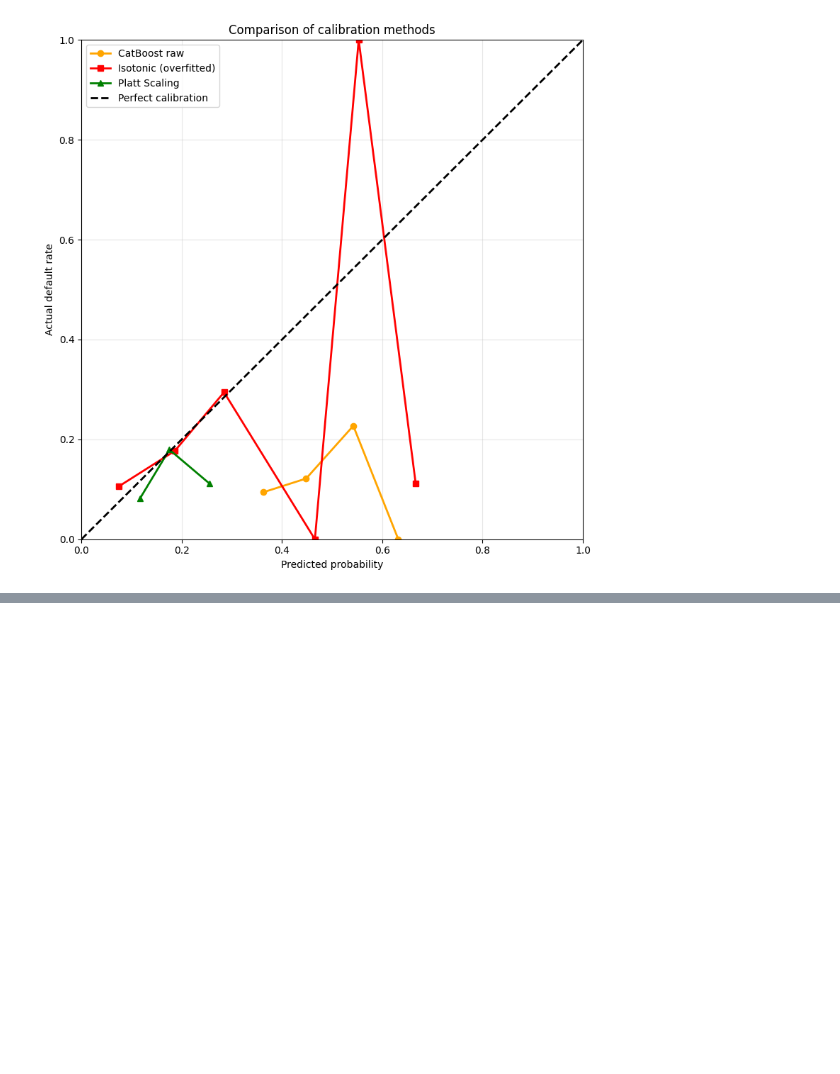
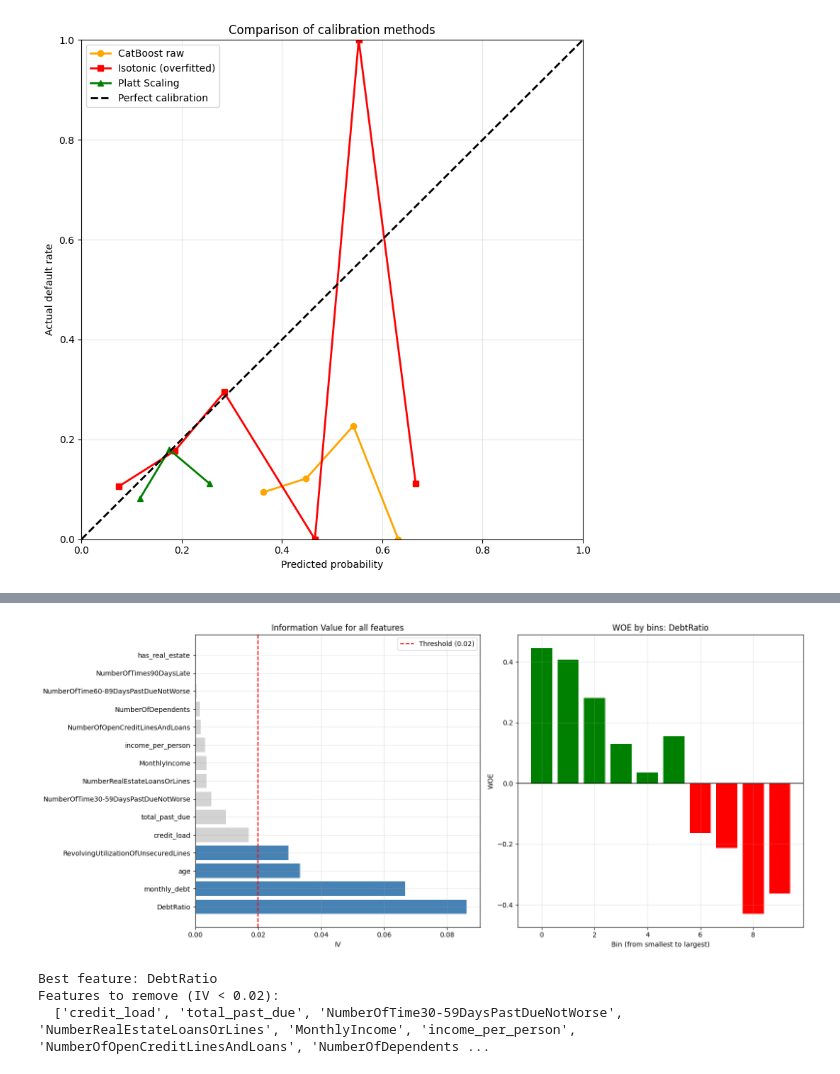
Before and after one commit to aspho-di/Credit-Scoring, a Jupyter notebook: notebooks/01_eda.ipynb, the cells around one changed output, grey strips where cells are left out. Drawn from its saved outputs; the diff is of its cells as text; code cells hidden in the pictures; blank space fills up the shorter version.

```diff
--- a/notebooks/01_eda.ipynb
+++ b/notebooks/01_eda.ipynb
@@ -1494,0 +1614,48 @@ Model                                  ROC-AUC
+# %%
+fig, axes = plt.subplots(1, 2, figsize=(16, 7))
+
+# Plot 1: IV for all features
+colors = []
+for iv in iv_df['IV']:
+    if iv < 0.02:   colors.append('lightgray')
+    elif iv < 0.1:  colors.append('steelblue')
+    elif iv < 0.2:  colors.append('green')
+    elif iv < 0.5:  colors.append('orange')
+    else:           colors.append('red')
+
+axes[0].barh(iv_df['feature'], iv_df['IV'], color=colors)
+axes[0].axvline(x=0.02, color='red', linestyle='--',
+                label='Threshold (0.02)')
+axes[0].set_title('Information Value for all features')
+axes[0].set_xlabel('IV')
+axes[0].legend()
+axes[0].grid(True, alpha=0.3)
+
+# Plot 2: WOE for best feature
+best_feature = iv_df.iloc[0]['feature']
+stats_best, _ = calculate_woe_iv(
+    df_featured, best_feature, 'SeriousDlqin2yrs'
+)
+
+axes[1].bar(range(len(stats_best)),
+            stats_best['woe'].values,
+            color=['green' if w > 0 else 'red'
+                   for w in stats_best['woe'].values])
+axes[1].axhline(y=0, color='black', linewidth=1)
+axes[1].set_title(f'WOE by bins: {best_feature}')
+axes[1].set_xlabel('Bin (from smallest to largest)')
+axes[1].set_ylabel('WOE')
+axes[1].grid(True, alpha=0.3)
+
+plt.tight_layout()
+plt.show()
+
+print(f"\nBest feature: {best_feature}")
+print(f"Features to remove (IV < 0.02):")
+weak = iv_df[iv_df['IV'] < 0.02]['feature'].tolist()
+print(f"  {weak}")
+# %% [output]
+[figure, added]
+Best feature: DebtRatio
+Features to remove (IV < 0.02):
+  ['credit_load', 'total_past_due', 'NumberOfTime30-59DaysPastDueNotWorse', 'NumberRealEstateLoansOrLines', 'MonthlyIncome', 'income_per_person', 'NumberOfOpenCreditLinesAndLoans', 'NumberOfDependents ...
```
Also changed, not shown: parts of 20 cells of this notebook, 7 other files.
